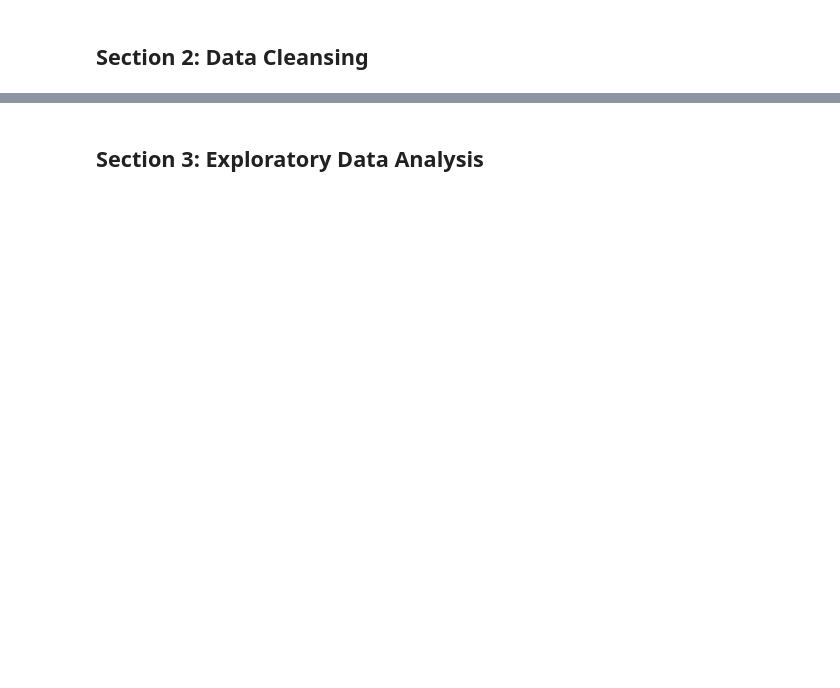
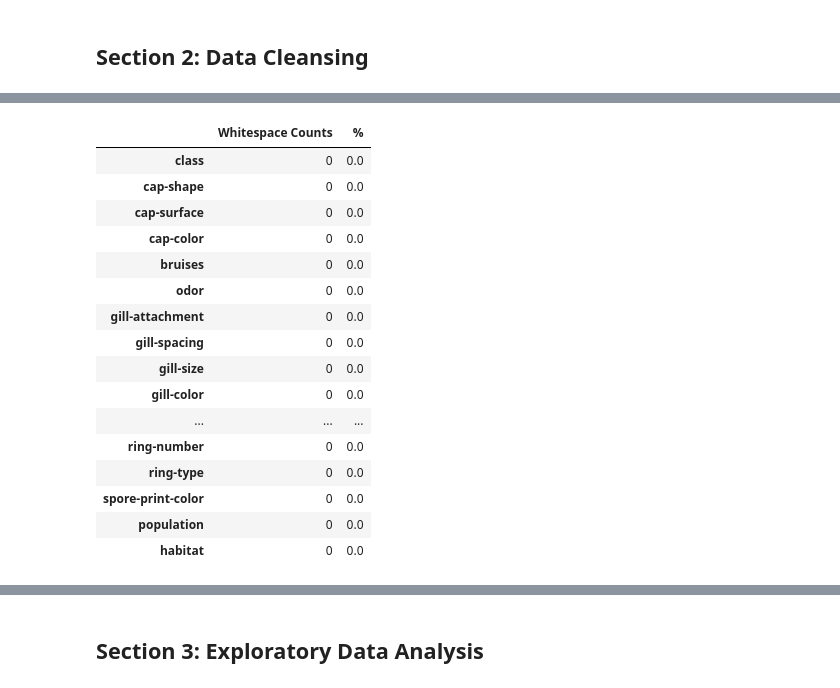
Before and after one commit to AntsyBee/Lepiota-Mushroom-Edibillity-Data-Analysis, a Jupyter notebook: src/Mushroom Data Science.ipynb, the cells around one changed output, grey strips where cells are left out. Cells and saved outputs as stored; diff of their text form; code cells hidden in the pictures; blank space fills up the shorter version.

```diff
--- a/src/Mushroom Data Science.ipynb
+++ b/src/Mushroom Data Science.ipynb
@@ -36,3 +62,28 @@ missing.sort_values(by='count', ascending=False)
+# %%
+#generating a table of instances of trailing or leading whitespace in the dataset
+whitespace = lepiota_data.map(lambda x: isinstance(x, str) and (x != x.strip()))
+whitespace = pd.concat([whitespace.sum(), 100 * whitespace.mean()], axis=1)
+whitespace.columns = ['Whitespace Counts', '%']
+whitespace.sort_values(by='Whitespace Counts', ascending=False)
+#no whitespace in the dataset
+# %% [output]
+|  | Whitespace Counts | % |
+| class | 0 | 0.0 |
+| cap-shape | 0 | 0.0 |
+| cap-surface | 0 | 0.0 |
+| cap-color | 0 | 0.0 |
+| bruises | 0 | 0.0 |
+| odor | 0 | 0.0 |
+| gill-attachment | 0 | 0.0 |
+| gill-spacing | 0 | 0.0 |
+| gill-size | 0 | 0.0 |
+| gill-color | 0 | 0.0 |
+| ... | ... | ... |
+| ring-number | 0 | 0.0 |
+| ring-type | 0 | 0.0 |
+| spore-print-color | 0 | 0.0 |
+| population | 0 | 0.0 |
+| habitat | 0 | 0.0 |
 # %%
 lepiota_data['stalk-root'].value_counts().plot(kind='bar')
 plt.xlabel('Stalk Root Type')
```
Also changed, not shown: parts of 9 cells of this notebook.
